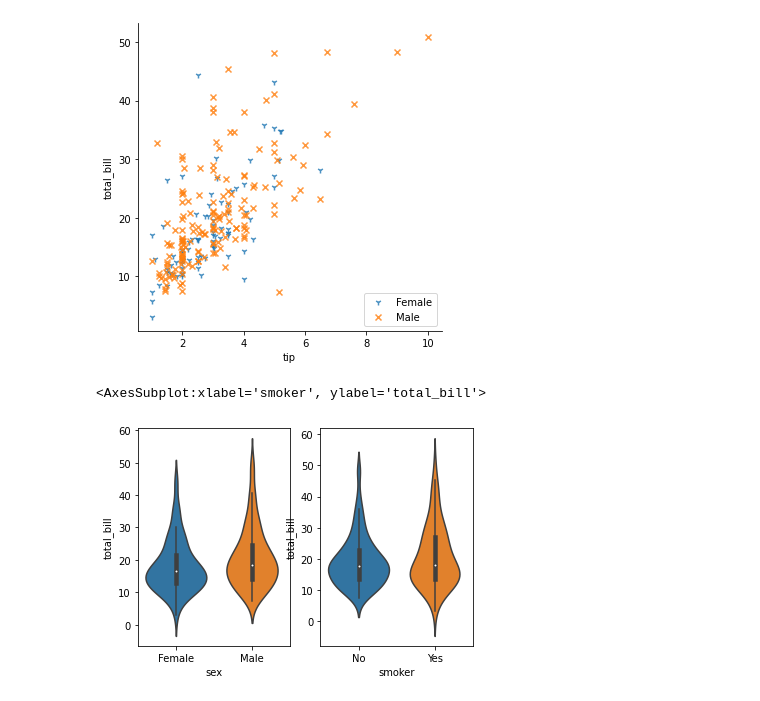
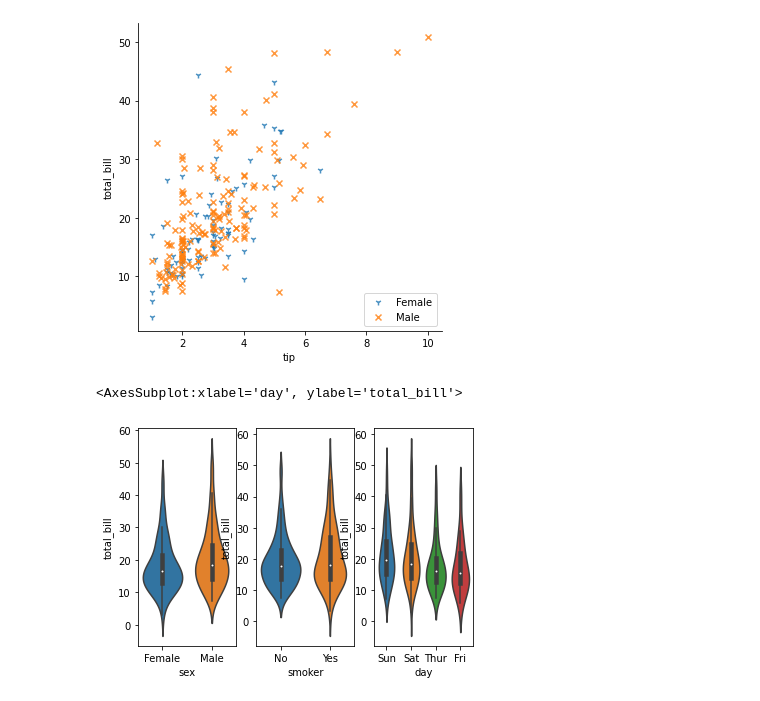
Before and after one commit to gacheru101/Tip-prediction, a Jupyter notebook: Data visualization- Correlation Plots.ipynb, the cells around one changed output. Saved outputs shown, nothing was run; the diff lists cells and outputs as text; code cells hidden in the pictures.

```diff
--- a/Data visualization.ipynb
+++ b/Data visualization- Correlation Plots.ipynb
@@ -66,13 +66,14 @@ plt.show()
 [figure]
 # %%
 #we can look at a distribution chartv for the sexes, smokers, day and time
+#violin of the total bill and the distribution among sex, days and whether smoker or not
 #define plotting region (1 row, 2 columns)
-fig, axes = plt.subplots(1, 2)
+fig, axes = plt.subplots(1, 3)
 
 #violin plot
 sns.violinplot(x=mydata["sex"], y=mydata["total_bill"],ax=axes[0])
 sns.violinplot(x=mydata["smoker"], y=mydata["total_bill"],ax=axes[1])
-sns.violinplot(x=mydata["day"], y=mydata["total_bill"],ax=axes[0])
+sns.violinplot(x=mydata["day"], y=mydata["total_bill"],ax=axes[2])
 # %% [output]
-<AxesSubplot:xlabel='smoker', ylabel='total_bill'>
+<AxesSubplot:xlabel='day', ylabel='total_bill'>
-[figure, old version]
+[figure, new version]
```
